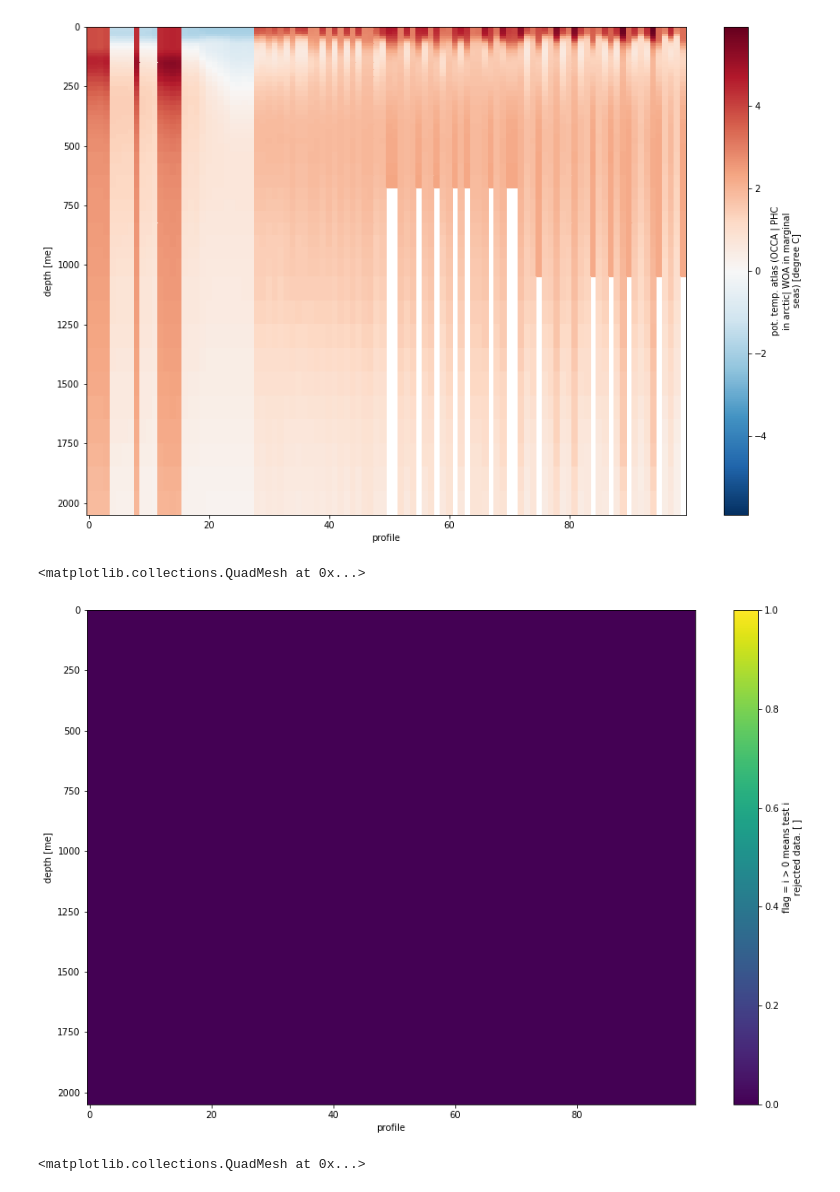
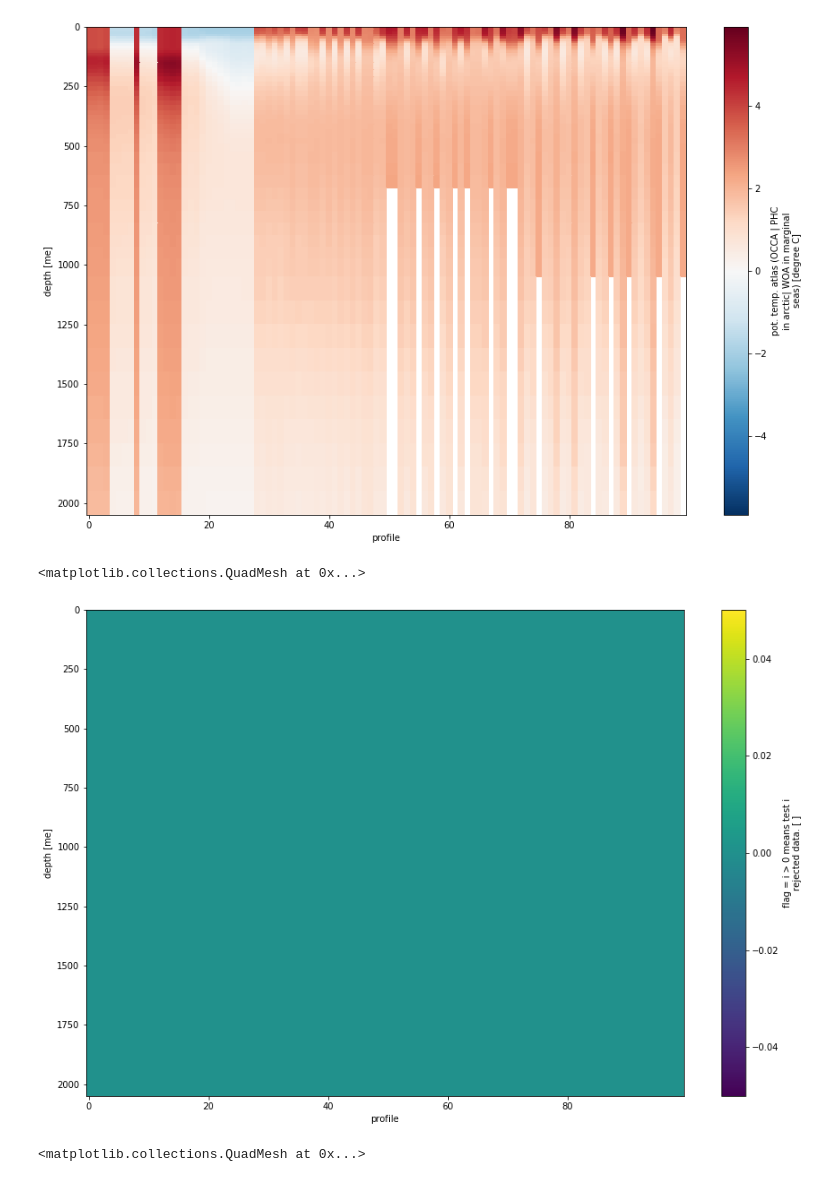
Before and after one commit to so-wise/so-wise-obs, a Jupyter notebook: code_python/2.0_dcj_explore_so-chic_profiles_processed_by_MITprof.ipynb, the cells around one changed output. Saved outputs shown, nothing was run; the diff lists cells and outputs as text; code cells hidden in the pictures.

```diff
--- a/code_python/2.0_dcj_explore_so-chic_profiles_processed_by_MITprof.ipynb
+++ b/code_python/2.0_dcj_explore_so-chic_profiles_processed_by_MITprof.ipynb
@@ -572,10 +588,10 @@ seal.prof_Testim[subset].plot(y='depth', yincrease=False)
 [figure]
 # %%
 fig, ax = plt.subplots(figsize=(15,10))
-seal.prof_Tflag[subset].plot(y='depth', yincrease=False, vmin=0, vmax=1)
+seal.prof_Tflag[subset].plot(y='depth', yincrease=False)
 # %% [output]
 <matplotlib.collections.QuadMesh at 0x...>
-[figure, old version]
+[figure, new version]
 # %%
 fig, ax = plt.subplots(figsize=(15,10))
 seal.prof_S[subset].plot(y='depth', yincrease=False)
```
Also changed, not shown: parts of 7 cells of this notebook.
